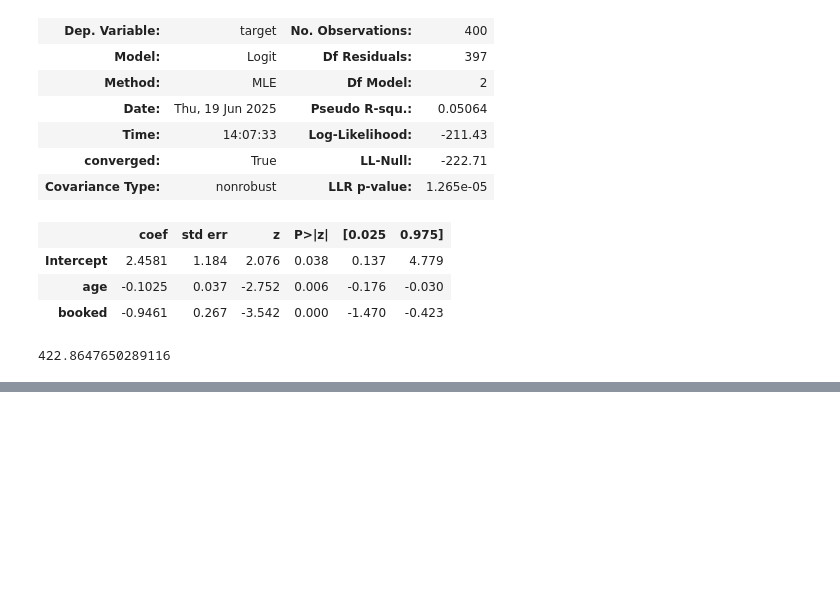
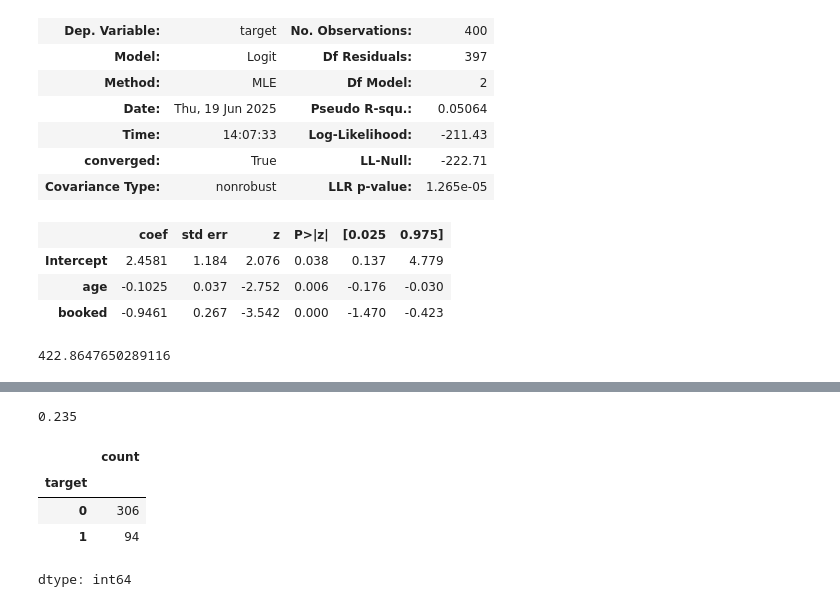
Before and after one commit to 0sun-creater/BigDataCertificationCourses, a Jupyter notebook: part3/ch6/ch6_ex_type3.ipynb, the cells around one changed output, grey strips where cells are left out. Saved outputs shown, nothing was run; the diff lists cells and outputs as text; code cells hidden in the pictures; blank space fills up the shorter version.

```diff
--- a/part3/ch6/ch6_ex_type3.ipynb
+++ b/part3/ch6/ch6_ex_type3.ipynb
@@ -400,0 +433,14 @@ print(-2*model.llf)
+# %%
+#위의 정확도를 바탕으로 오류율을 계산하시오.
+error_rate = 1-accuracy_score(df_b['target'],pred)
+error_rate
+# %% [output]
+0.235
+# %%
+df_b['target'].value_counts()
+# %% [output]
+|  | count |
+| target |  |
+| 0 | 306 |
+| 1 | 94 |
+dtype: int64
```
Also changed, not shown: parts of 3 cells of this notebook.
